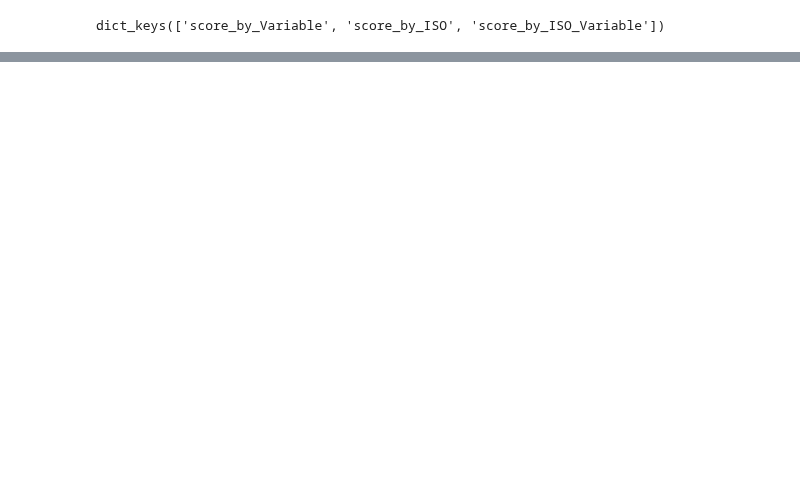
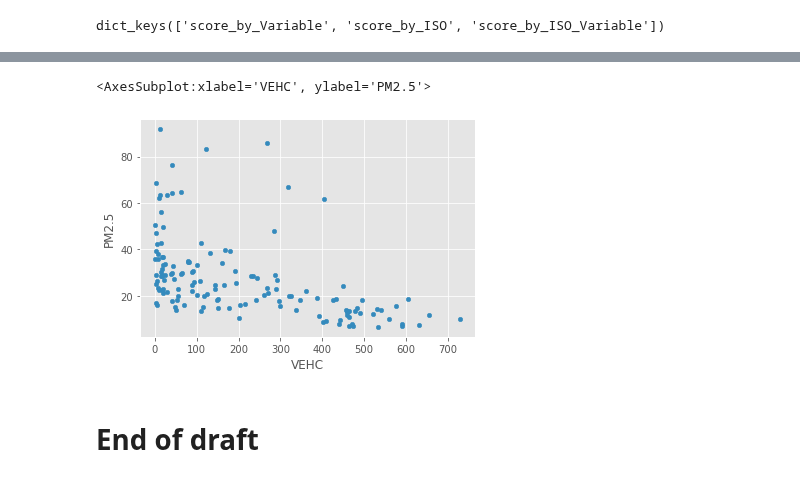
Before and after one commit to simonzabrocki/GraphModels, a Jupyter notebook: notebooks/VEH_development.ipynb, the cells around one changed output, grey strips where cells are left out. Saved outputs shown, nothing was run; the diff lists cells and outputs as text; code cells hidden in the pictures; blank space fills up the shorter version.

```diff
--- a/notebooks/VEH_development.ipynb
+++ b/notebooks/VEH_development.ipynb
@@ -109,0 +193,7 @@ scores['score_by_Variable']
+# %%
+df_1.groupby('ISO').mean().plot(y='PM2.5', x='VEHC', kind='scatter')
+# %% [output]
+<AxesSubplot:xlabel='VEHC', ylabel='PM2.5'>
+[figure, added]
+# %% [markdown]
+# End of draft
```
Also changed, not shown: parts of 24 cells of this notebook, 20 other files.
